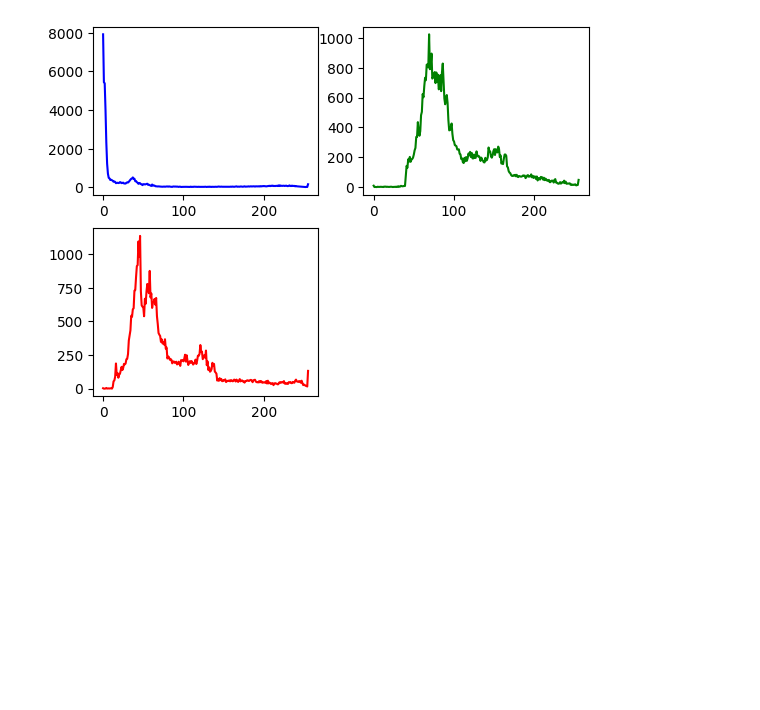
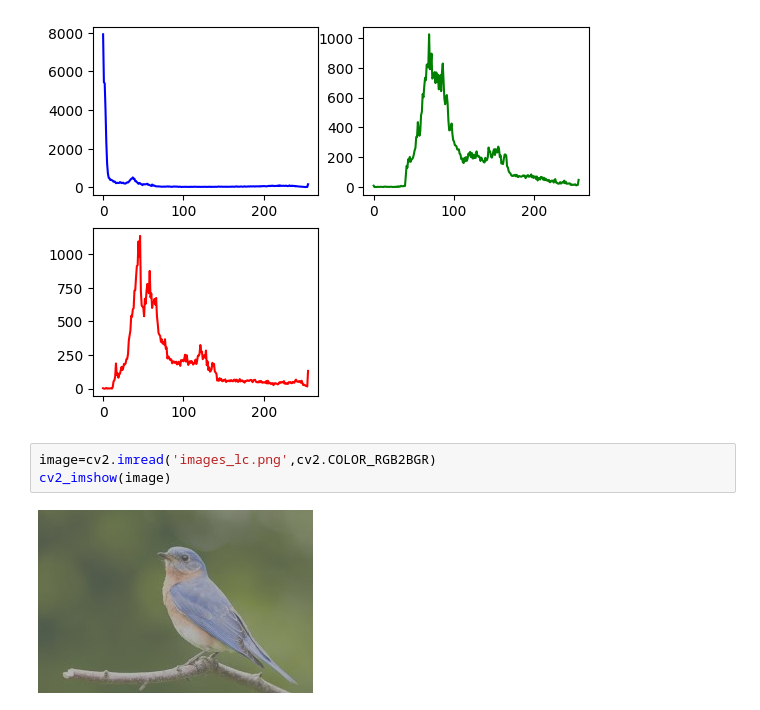
Before and after one commit to GeethmaMunasinghe/Digital_Image_Processing, a Jupyter notebook: Histogram_Processing.ipynb, the cells around one changed output. Saved outputs shown, nothing was run; the diff lists cells and outputs as text; blank space fills up the shorter version.

```diff
--- a/Histogram_Processing.ipynb
+++ b/Histogram_Processing.ipynb
@@ -129,3 +129,8 @@ plt.plot(R_histo,'r')
 # %% [output]
 [<matplotlib.lines.Line2D at 0x...>]
 [figure]
+# %%
+image=cv2.imread('images_lc.png',cv2.COLOR_RGB2BGR)
+cv2_imshow(image)
+# %% [output]
+[figure, added]
```
Also changed, not shown: parts of 3 cells of this notebook.
